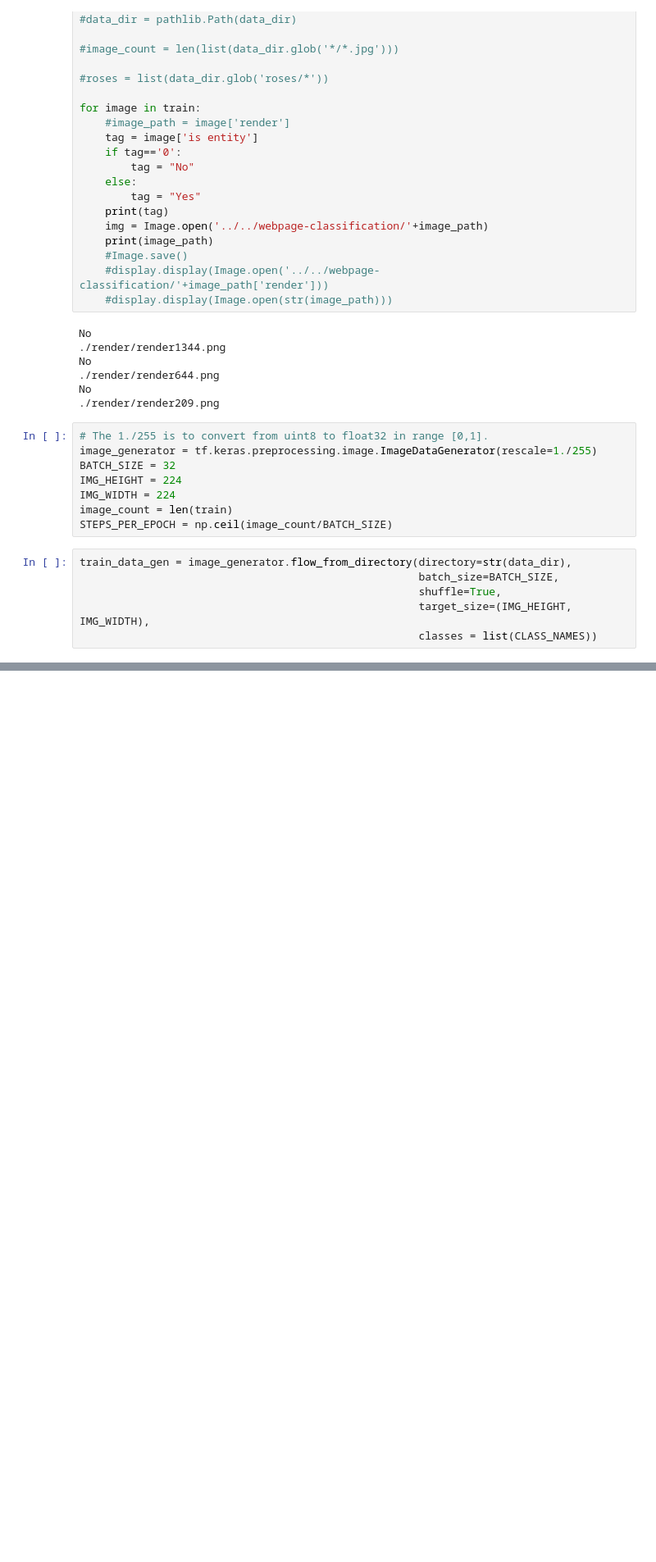
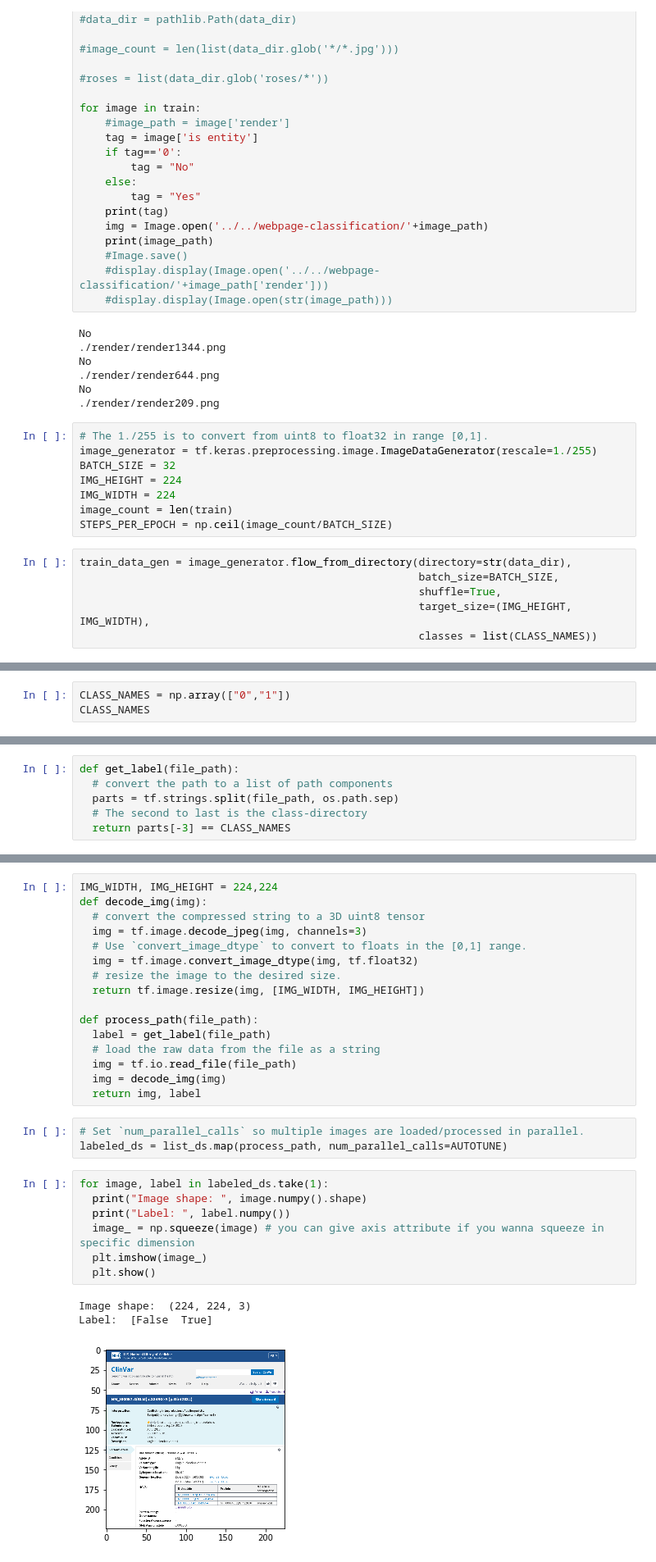
Before and after one commit to foreseeable/Aelous, a Jupyter notebook: scripts/screeshot.ipynb, the cells around one changed output, grey strips where cells are left out. Shown: that part at 82% size. Cells and saved outputs as stored; diff of their text form; blank space fills up the shorter version.

```diff
--- a/scripts/screeshot.ipynb
+++ b/scripts/screeshot.ipynb
@@ -143,0 +161,3 @@ feature_extractor_layer = hub.KerasLayer(feature_extractor_url,
+# %%
+CLASS_NAMES = np.array(["0","1"])
+CLASS_NAMES
@@ -143,0 +166,6 @@ feature_extractor_layer = hub.KerasLayer(feature_extractor_url,
+# %%
+def get_label(file_path):
+  # convert the path to a list of path components
+  parts = tf.strings.split(file_path, os.path.sep)
+  # The second to last is the class-directory
+  return parts[-3] == CLASS_NAMES
@@ -143,0 +181,30 @@ feature_extractor_layer = hub.KerasLayer(feature_extractor_url,
+# %%
+IMG_WIDTH, IMG_HEIGHT = 224,224
+def decode_img(img):
+  # convert the compressed string to a 3D uint8 tensor
+  img = tf.image.decode_jpeg(img, channels=3)
+  # Use `convert_image_dtype` to convert to floats in the [0,1] range.
+  img = tf.image.convert_image_dtype(img, tf.float32)
+  # resize the image to the desired size.
+  return tf.image.resize(img, [IMG_WIDTH, IMG_HEIGHT])
+
+def process_path(file_path):
+  label = get_label(file_path)
+  # load the raw data from the file as a string
+  img = tf.io.read_file(file_path)
+  img = decode_img(img)
+  return img, label
+# %%
+# Set `num_parallel_calls` so multiple images are loaded/processed in parallel.
+labeled_ds = list_ds.map(process_path, num_parallel_calls=AUTOTUNE)
+# %%
+for image, label in labeled_ds.take(1):
+  print("Image shape: ", image.numpy().shape)
+  print("Label: ", label.numpy())
+  image_ = np.squeeze(image) # you can give axis attribute if you wanna squeeze in specific dimension
+  plt.imshow(image_)
+  plt.show()
+# %% [output]
+Image shape:  (224, 224, 3)
+Label:  [False  True]
+[figure, added]
```
Also changed, not shown: parts of 31 cells of this notebook, 1 other file.
